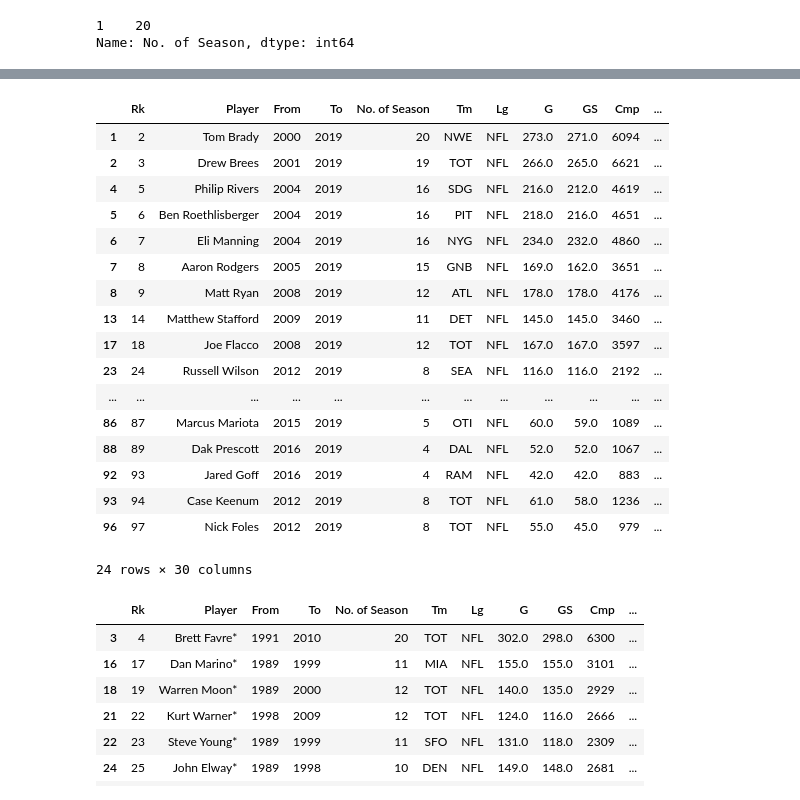
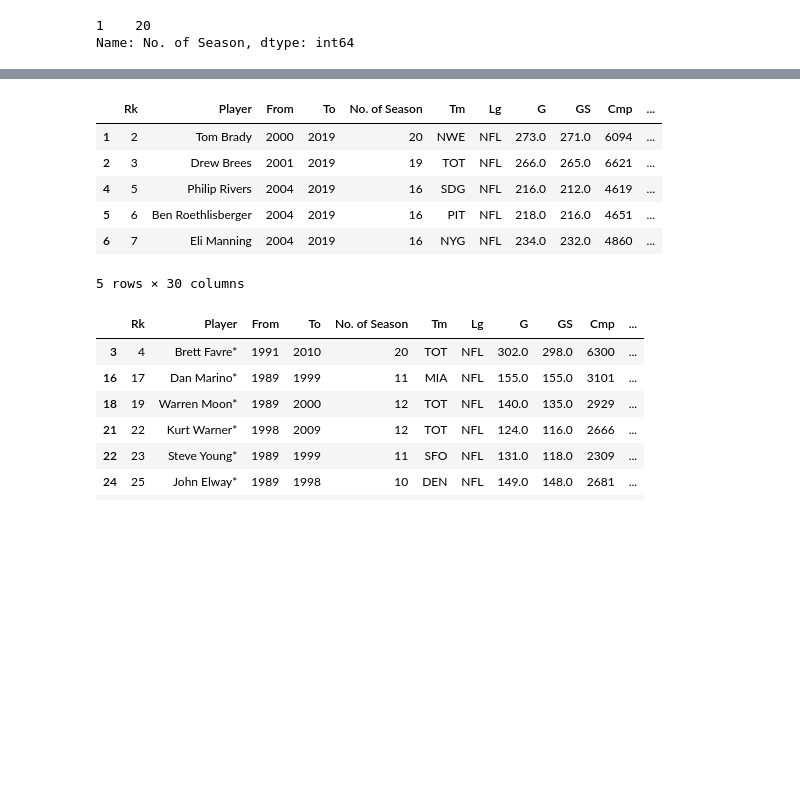
Before and after one commit to ankitapatel9/NFL-project, a Jupyter notebook: NFL-QB.ipynb, the cells around one changed output, grey strips where cells are left out. Cells and saved outputs as stored; diff of their text form; code cells hidden in the pictures; blank space fills up the shorter version.

```diff
--- a/NFL-QB.ipynb
+++ b/NFL-QB.ipynb
@@ -138,27 +116,16 @@ plt.show()
 # %%
 current_players =nfl_data_df.loc[nfl_data_df['To']==2019]
 current_players
 filtered_players = current_players[current_players['Yds'] >= 10000]
-filtered_players
+filtered_players.head()
 # %% [output]
 |  | Rk | Player | From | To | No. of Season | Tm | Lg | G | GS | Cmp | ... |
 | 1 | 2 | Tom Brady | 2000 | 2019 | 20 | NWE | NFL | 273.0 | 271.0 | 6094 | ... |
 | 2 | 3 | Drew Brees | 2001 | 2019 | 19 | TOT | NFL | 266.0 | 265.0 | 6621 | ... |
 | 4 | 5 | Philip Rivers | 2004 | 2019 | 16 | SDG | NFL | 216.0 | 212.0 | 4619 | ... |
 | 5 | 6 | Ben Roethlisberger | 2004 | 2019 | 16 | PIT | NFL | 218.0 | 216.0 | 4651 | ... |
 | 6 | 7 | Eli Manning | 2004 | 2019 | 16 | NYG | NFL | 234.0 | 232.0 | 4860 | ... |
-| 7 | 8 | Aaron Rodgers | 2005 | 2019 | 15 | GNB | NFL | 169.0 | 162.0 | 3651 | ... |
-| 8 | 9 | Matt Ryan | 2008 | 2019 | 12 | ATL | NFL | 178.0 | 178.0 | 4176 | ... |
-| 13 | 14 | Matthew Stafford | 2009 | 2019 | 11 | DET | NFL | 145.0 | 145.0 | 3460 | ... |
-| 17 | 18 | Joe Flacco | 2008 | 2019 | 12 | TOT | NFL | 167.0 | 167.0 | 3597 | ... |
-| 23 | 24 | Russell Wilson | 2012 | 2019 | 8 | SEA | NFL | 116.0 | 116.0 | 2192 | ... |
-| ... | ... | ... | ... | ... | ... | ... | ... | ... | ... | ... | ... |
-| 86 | 87 | Marcus Mariota | 2015 | 2019 | 5 | OTI | NFL | 60.0 | 59.0 | 1089 | ... |
-| 88 | 89 | Dak Prescott | 2016 | 2019 | 4 | DAL | NFL | 52.0 | 52.0 | 1067 | ... |
-| 92 | 93 | Jared Goff | 2016 | 2019 | 4 | RAM | NFL | 42.0 | 42.0 | 883 | ... |
-| 93 | 94 | Case Keenum | 2012 | 2019 | 8 | TOT | NFL | 61.0 | 58.0 | 1236 | ... |
-| 96 | 97 | Nick Foles | 2012 | 2019 | 8 | TOT | NFL | 55.0 | 45.0 | 979 | ... |
-24 rows × 30 columns
+5 rows × 30 columns
 # %%
 
 for row in range(nfl_data_df.shape[0]):
```
Also changed, not shown: parts of 6 cells of this notebook.
